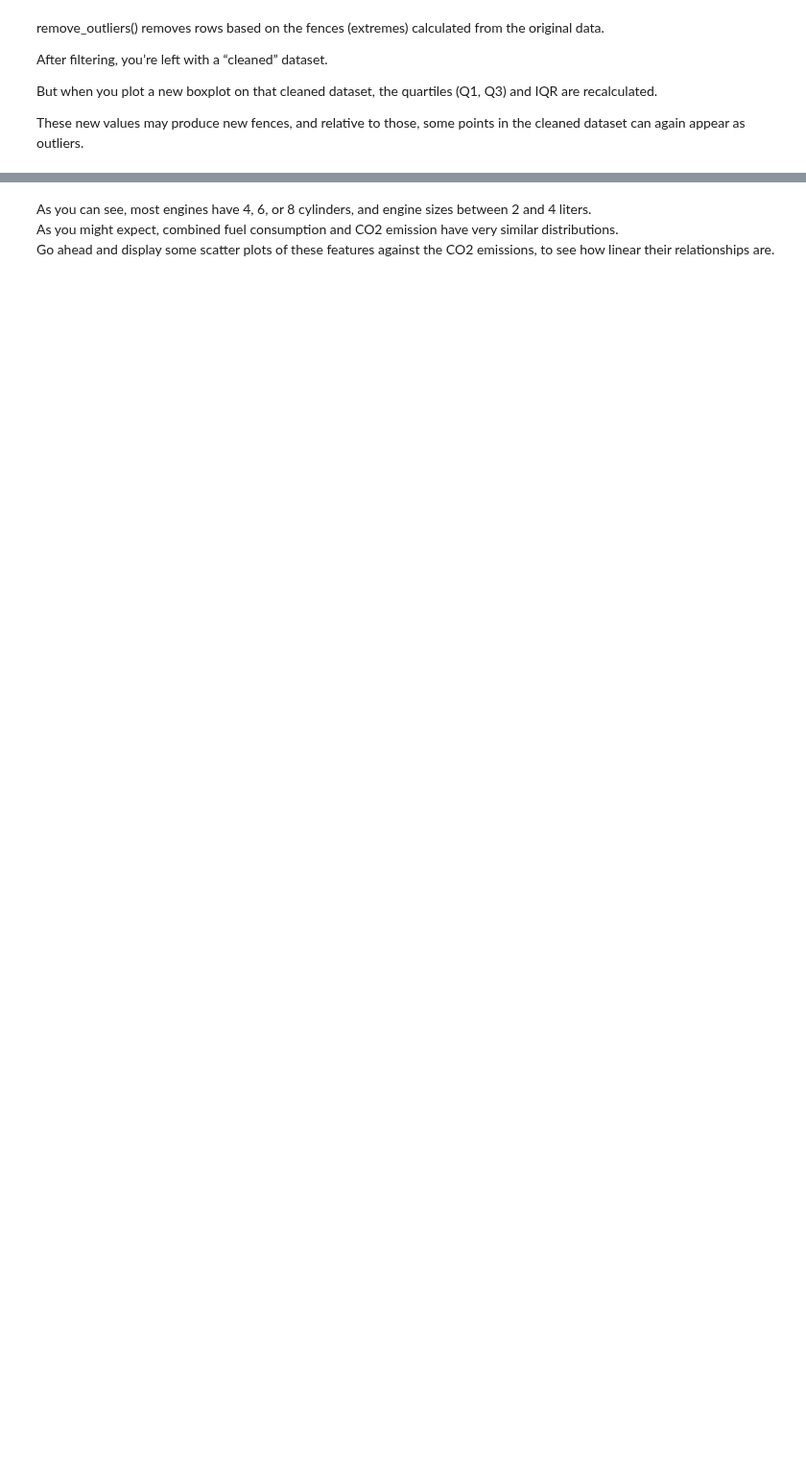
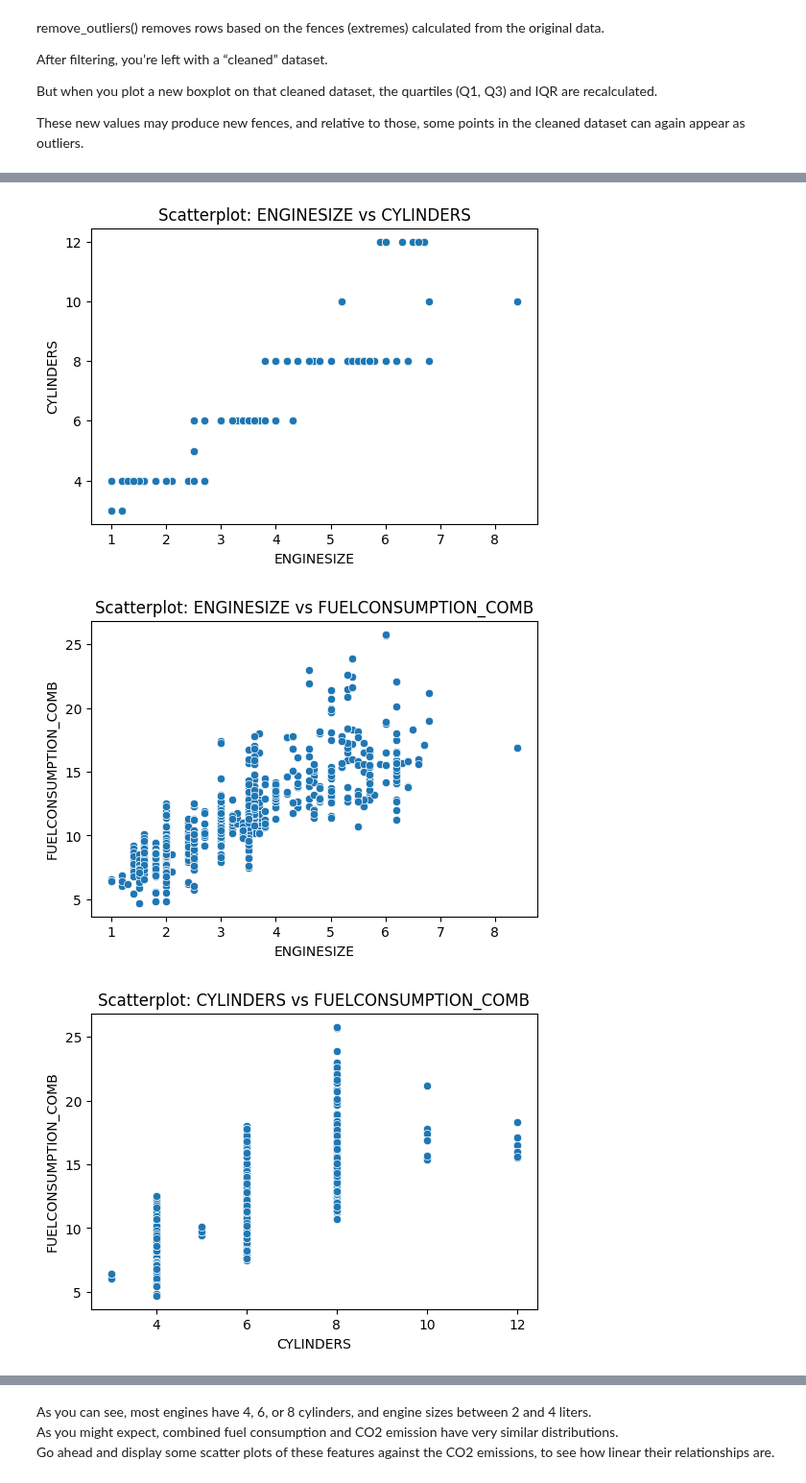
Before and after one commit to fateme-alk/learning, a Jupyter notebook: regression/Simple_Linear_Regression_v1.ipynb, the cells around one changed output, grey strips where cells are left out. Shown at 96% size. Drawn from its saved outputs; the diff is of its cells as text; code cells hidden in the pictures; blank space fills up the shorter version.

```diff
--- a/regression/Simple_Linear_Regression_v1.ipynb
+++ b/regression/Simple_Linear_Regression_v1.ipynb
@@ -296,0 +306,2 @@ NameError: name 'aaa' is not defined
+# %%
+predictor_pairs = list(combinations(predictors.columns, 2))
@@ -296,0 +318,13 @@ NameError: name 'aaa' is not defined
+# %%
+def check_linearity_corr_asum(df, x, y):
+    plt.figure(figsize=(6, 4))  # Create a new figure for each plot
+    sns.scatterplot(df, x=x, y=y)
+    plt.title(f'Scatterplot: {x} vs {y}')
+    plt.show()
+
+for pair in predictor_pairs:
+  check_linearity_corr_asum(cdf, pair[0], pair[1])
+# %% [output]
+[figure, added]
+[figure, added]
+[figure, added]
```
Also changed, not shown: parts of 26 cells of this notebook.
